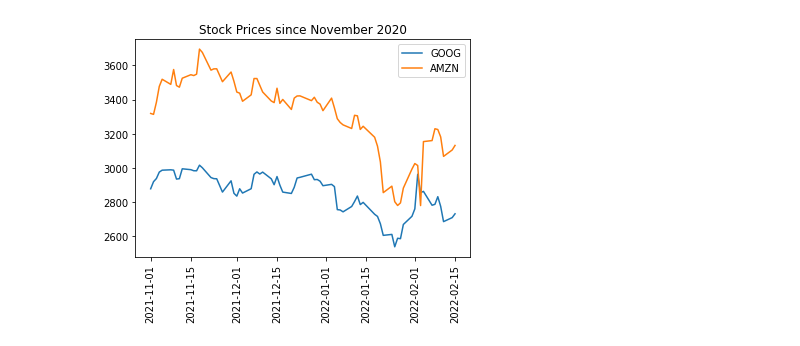
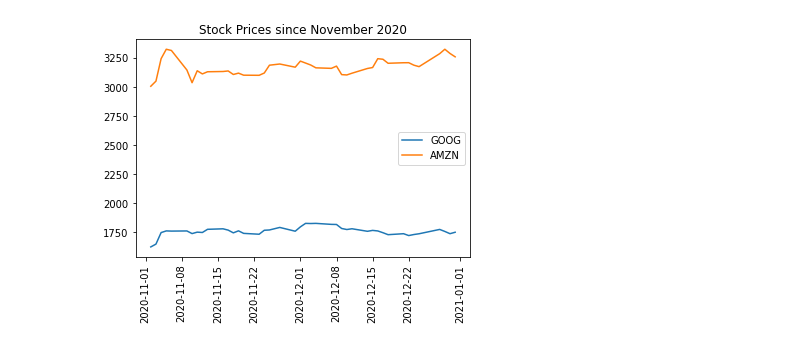
Before and after one commit to sampiaz/finmath_project, a Jupyter notebook: Final_Code.ipynb, the cells around one changed output. Drawn from its saved outputs; the diff is of its cells as text; code cells hidden in the pictures.

```diff
--- a/Final_Code.ipynb
+++ b/Final_Code.ipynb
@@ -0,0 +12,5 @@
+# %%
+start = '2015-01-01'
+end = '2020-12-31'
+
+tickers = ['GOOG', 'AMZN', 'SNAP', 'MSFT', 'FB', 'TSLA', 'NVDA', 'JPM', 'AVGO', 'VZ']
@@ -1,9 +19,6 @@
 # %%
-import quandl
-import matplotlib.pyplot as plt
-quandl.ApiConfig.api_key = 'bULWv51MebBBGL56KGys'
-
-start = '2021-11-01'
-end = '2022-02-15'
-
-days = quandl.get_table("QUOTEMEDIA/PRICES", ticker = ['GOOG', 'AMZN', 'SNAP'],  qopts = { 'columns': ['ticker', 'date', 'adj_close']},  date = { 'gte': start, 'lte': end}, paginate = True)
+adj_close = quandl.get_table("QUOTEMEDIA/PRICES",
+                        ticker = tickers,
+                        qopts = { 'columns': ['ticker', 'date', 'adj_close']},
+                        date = { 'gte': start, 'lte': end},
+                        paginate = True)
@@ -9,0 +99,14 @@ days = quandl.get_table("QUOTEMEDIA/PRICES", ticker = ['GOOG', 'AMZN', 'SNAP'],
+# %%
+# create rolling realized vol from adj_close df
+
+close_volatility = pd.DataFrame()
+
+for t in adj_close.ticker.unique():
+    df = adj_close[adj_close['ticker'] == t]
+    df = df['adj_close'].rolling(7).std() * np.sqrt(252) / 100
+    close_volatility = pd.concat([close_volatility, df], axis = 0)
+
+
+close_volatility = close_volatility.rename(columns = {0: "vola_1wk"})
+close_volatility = pd.concat([adj_close, close_volatility], axis = 1)
+close_volatility
@@ -10,11 +137,12 @@ days = quandl.get_table("QUOTEMEDIA/PRICES", ticker = ['GOOG', 'AMZN', 'SNAP'],
 # %%
 for stock in ['GOOG', 'AMZN']:
-    df = days[days['ticker'] == stock]
+    df = adj_close[adj_close['ticker'] == stock]
+    df = df[df['date'] > '2020-11-01']
     plt.plot(df['date'], df['adj_close'], label = stock)
 plt.legend()
 plt.title('Stock Prices since November 2020')
 plt.xticks(rotation = 90)
 plt.savefig('GOOG_AMZN.png',bbox_inches ="tight", pad_inches = 0.5, facecolor ="w")
 plt.show()
 # %% [output]
-[figure, old version]
+[figure, new version]
```
Also changed, not shown: parts of 22 cells of this notebook, 2 other files.
